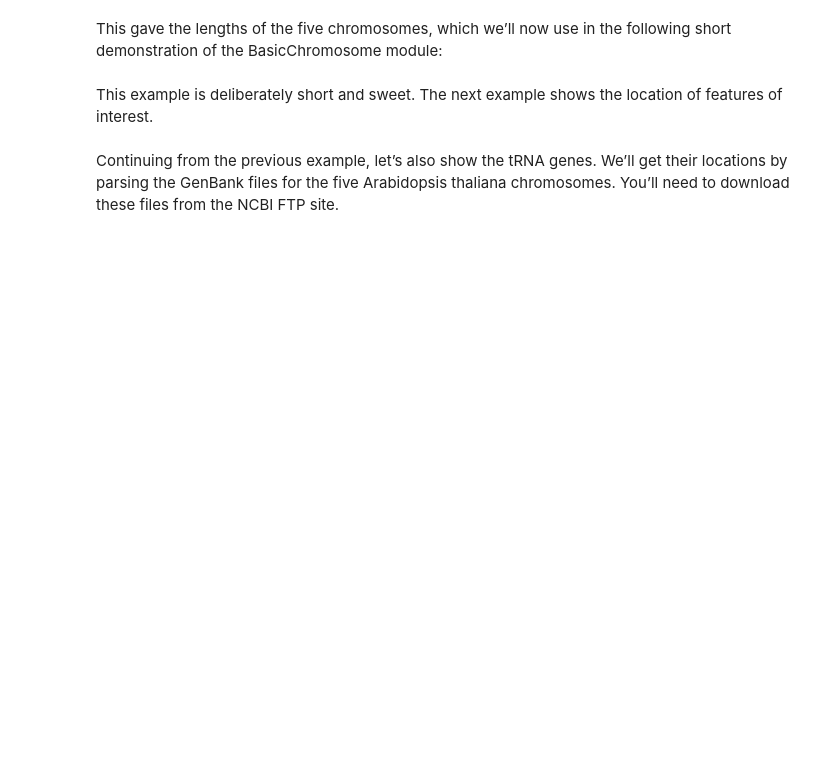
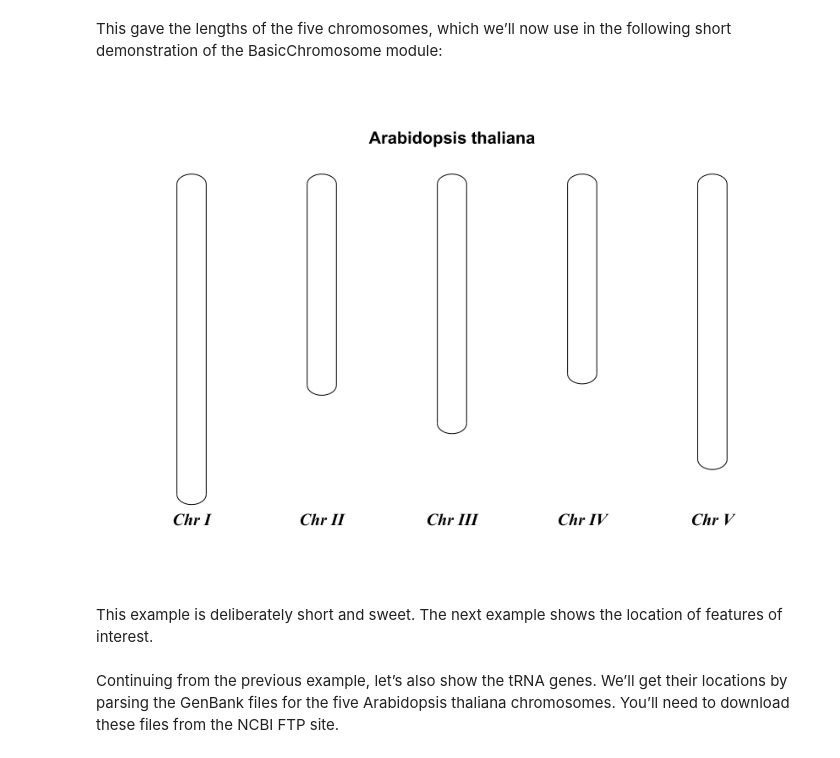
Before and after one commit to tiagoantao/biopython-notebook, a Jupyter notebook: notebooks/17 - Graphics including GenomeDiagram.ipynb, the cells around one changed output. Saved outputs shown, nothing was run; the diff lists cells and outputs as text; code cells hidden in the pictures; blank space fills up the shorter version.

```diff
--- a/notebooks/17 - Graphics including GenomeDiagram.ipynb
+++ b/notebooks/17 - Graphics including GenomeDiagram.ipynb
@@ -531,35 +548,37 @@ max_len = 30432563 #Could compute this
 telomere_length = 1000000 #For illustration
 
 chr_diagram = BasicChromosome.Organism(output_format="png")
 chr_diagram.page_size = (29.7*cm, 21*cm) #A4 landscape
 
 for name, length in entries:
     cur_chromosome = BasicChromosome.Chromosome(name)
     #Set the scale to the MAXIMUM length plus the two telomeres in bp,
     #want the same scale used on all five chromosomes so they can be
     #compared to each other
     cur_chromosome.scale_num = max_len + 2 * telomere_length
 
     #Add an opening telomere
     start = BasicChromosome.TelomereSegment()
     start.scale = telomere_length
     cur_chromosome.add(start)
 
     #Add a body - using bp as the scale length here.
     body = BasicChromosome.ChromosomeSegment()
     body.scale = length
     cur_chromosome.add(body)
 
     #Add a closing telomere
     end = BasicChromosome.TelomereSegment(inverted=True)
     end.scale = telomere_length
     cur_chromosome.add(end)
 
     #This chromosome is done
     chr_diagram.add(cur_chromosome)
 
-chr_diagram.draw("simple_chrom.png", "Arabidopsis thaliana")
-Image("simple_chrom.png")
+chr_diagram.draw("data/simple_chrom.png", "Arabidopsis thaliana")
+Image("data/simple_chrom.png")
+# %% [output]
+[figure, added]
 # %% [markdown]
 This example is deliberately short and sweet. The next example shows the location of features of interest.
 # %% [markdown]
```
Also changed, not shown: parts of 3 cells of this notebook, 12 other files.
